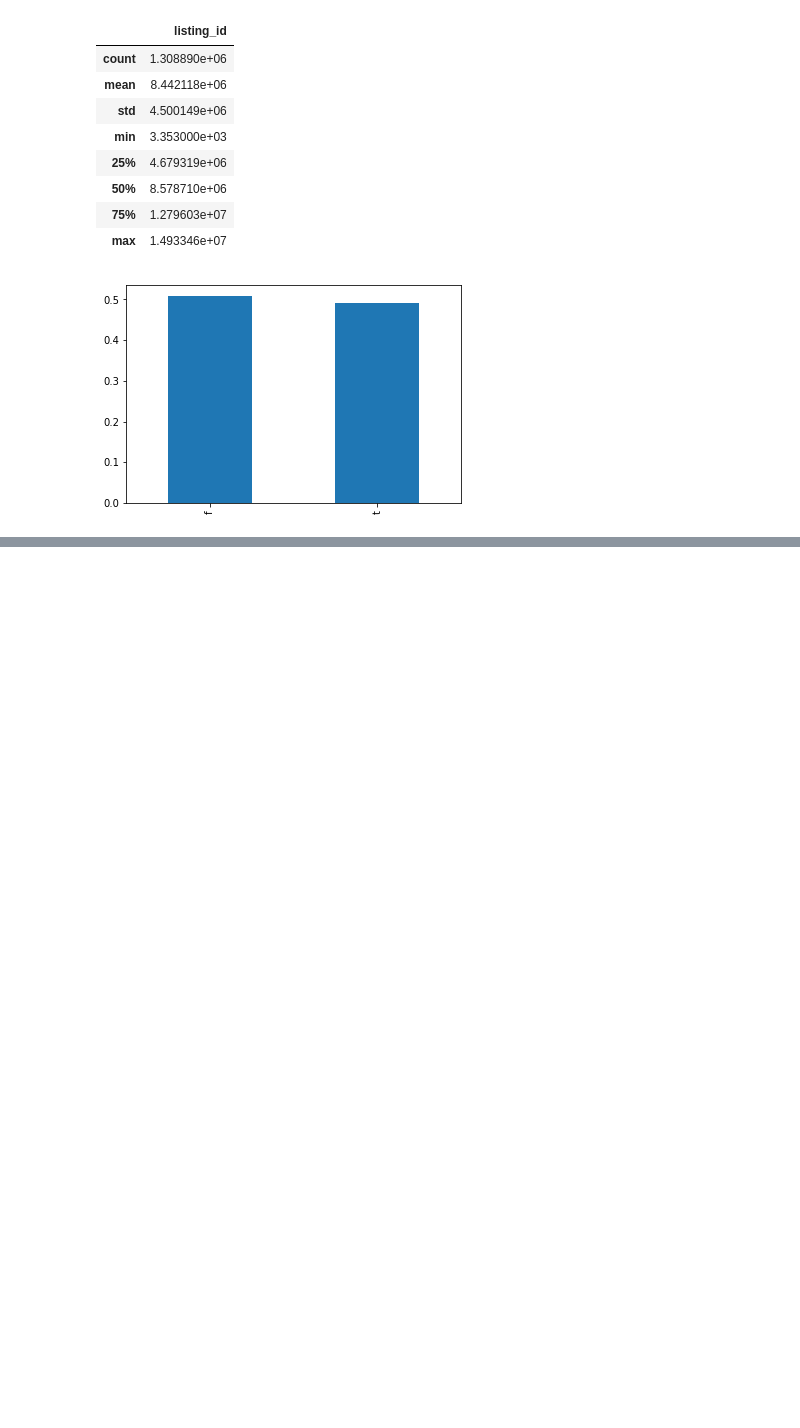
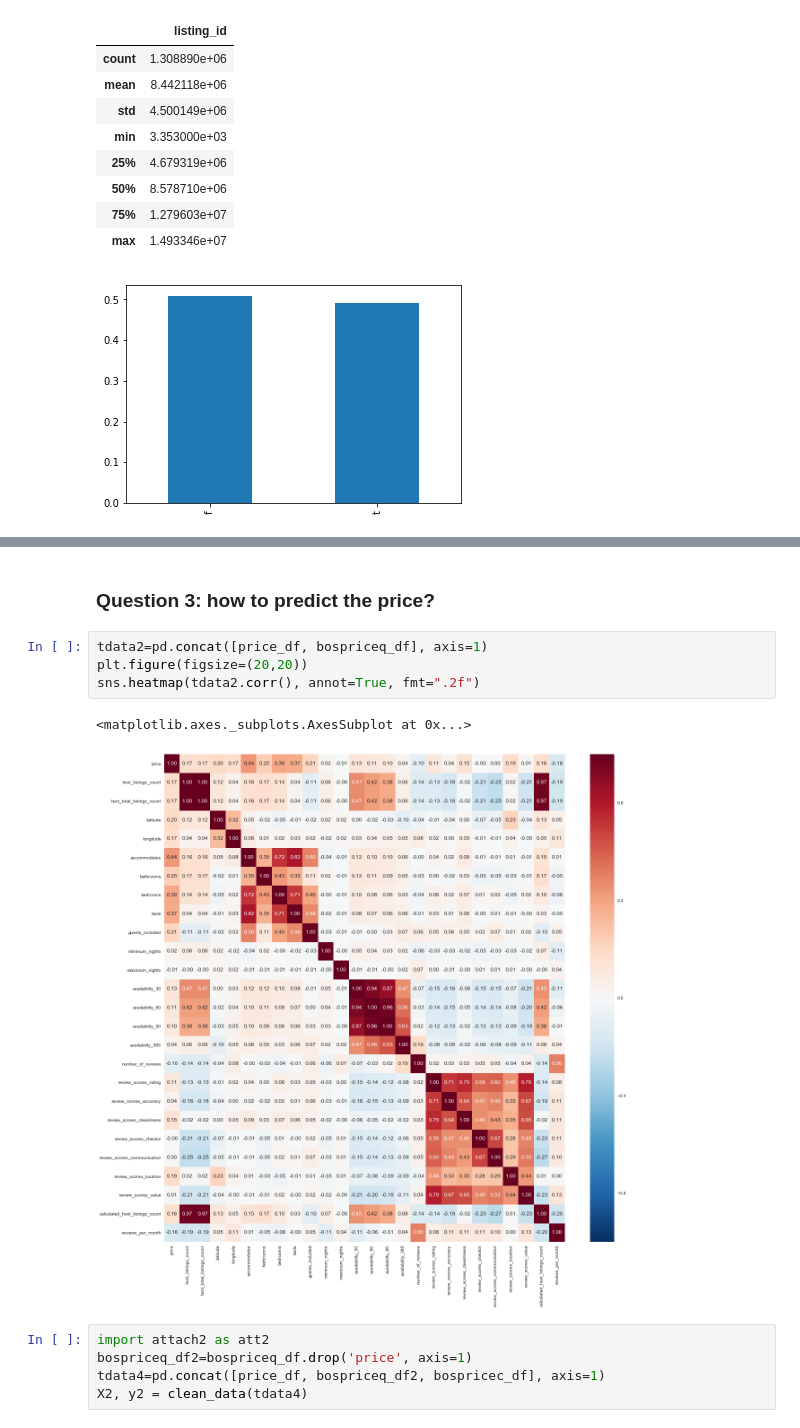
Before and after one commit to ShuangyuandData/CRISP-DMpro1, a Jupyter notebook: Pro1-Airbnb-step3.ipynb, the cells around one changed output, grey strips where cells are left out. Saved outputs shown, nothing was run; the diff lists cells and outputs as text; blank space fills up the shorter version.

Commit message:
improve the code quality and add the annotations following the mentor advice

```diff
--- a/Pro1-Airbnb-step3.ipynb
+++ b/Pro1-Airbnb-step3.ipynb
@@ -345,0 +350,14 @@ sear_df.head()
+# %% [markdown]
+### Question 3: how to predict the price?
+# %%
+tdata2=pd.concat([price_df, bospriceq_df], axis=1)
+plt.figure(figsize=(20,20))
+sns.heatmap(tdata2.corr(), annot=True, fmt=".2f")
+# %% [output]
+<matplotlib.axes._subplots.AxesSubplot at 0x...>
+[figure, added]
+# %%
+import attach2 as att2
+bospriceq_df2=bospriceq_df.drop('price', axis=1)
+tdata4=pd.concat([price_df, bospriceq_df2, bospricec_df], axis=1)
+X2, y2 = clean_data(tdata4)
```
Also changed, not shown: parts of 45 cells of this notebook, 1 other file.
